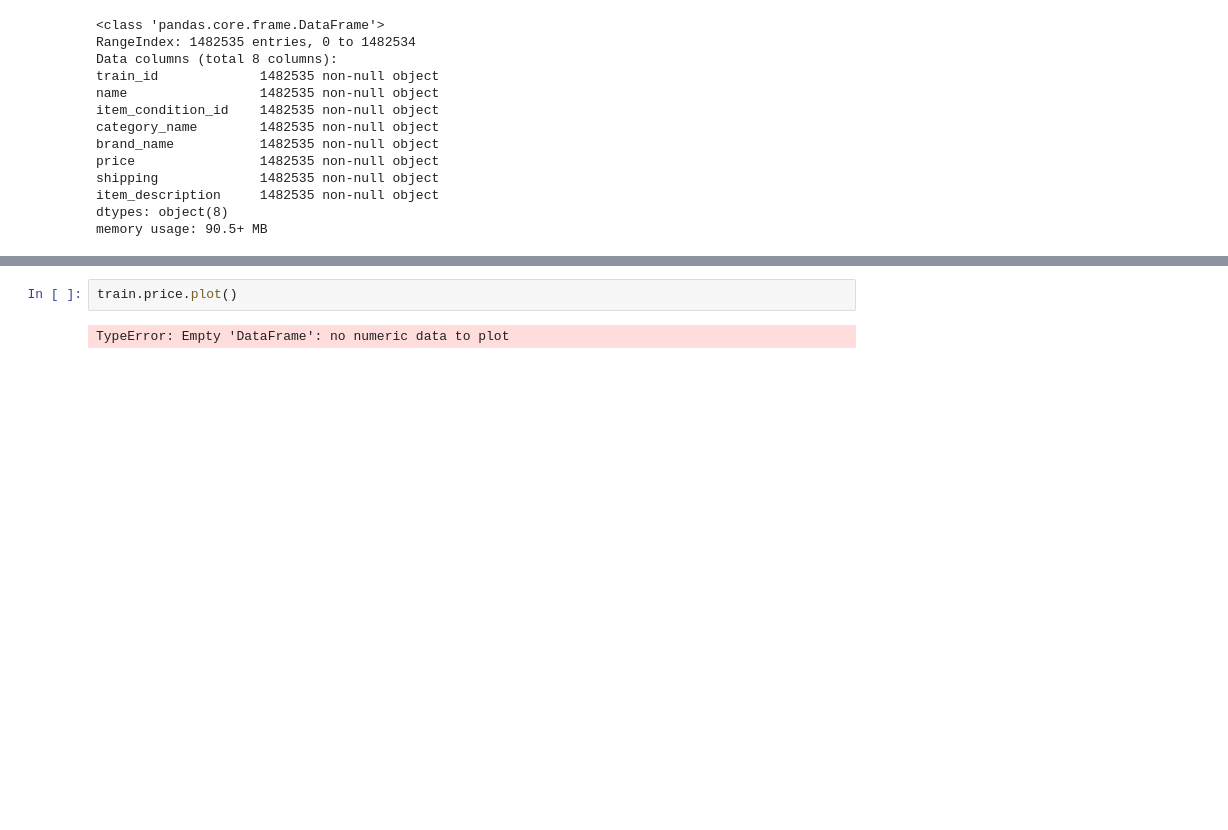
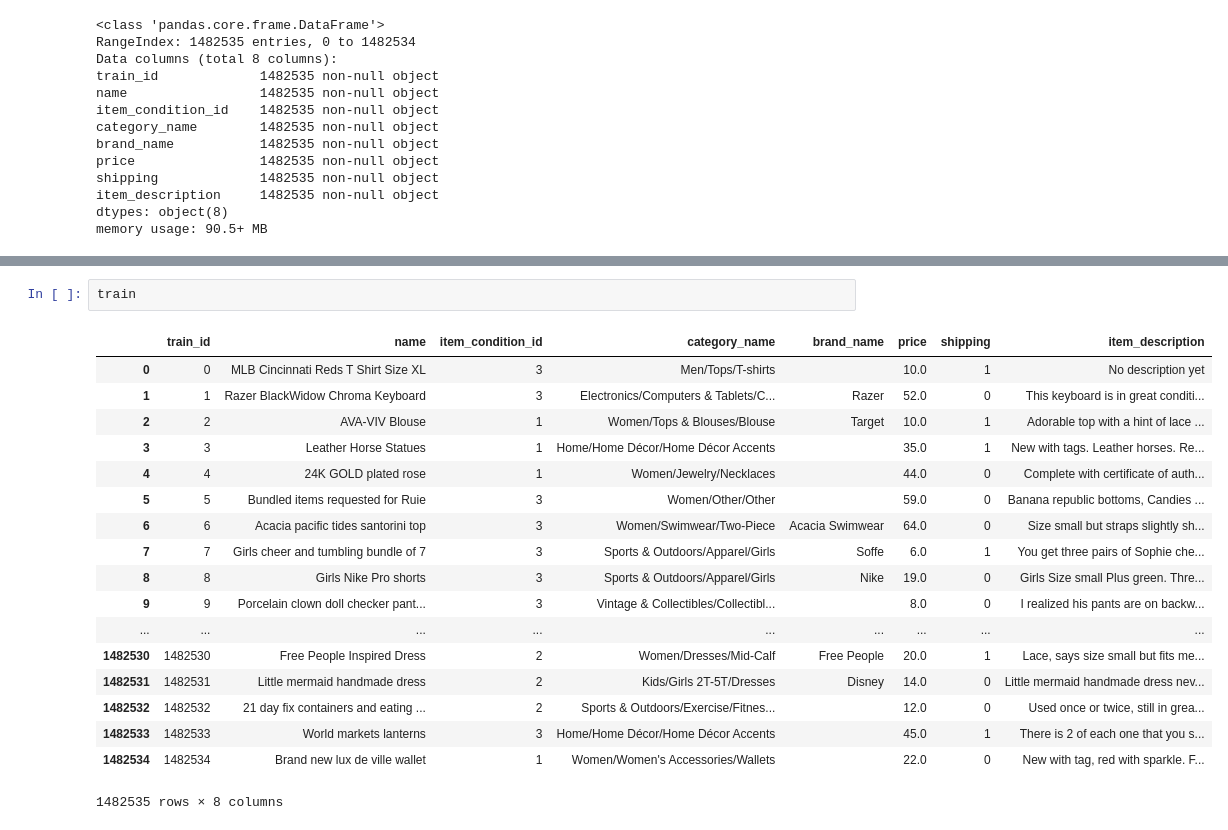
Before and after one commit to zehengdong/MercariPriceSuggestionChallenge, a Jupyter notebook: code/MPrice.ipynb, the cells around one changed output, grey strips where cells are left out. Drawn from its saved outputs; the diff is of its cells as text; blank space fills up the shorter version.

```diff
--- a/code/MPrice.ipynb
+++ b/code/MPrice.ipynb
@@ -111,4 +110,21 @@ plt.show()
 # %%
-train.price.plot()
+train
 # %% [output]
+|  | train_id | name | item_condition_id | category_name | brand_name | price | shipping | item_description |
+| 0 | 0 | MLB Cincinnati Reds T Shirt Size XL | 3 | Men/Tops/T-shirts |  | 10.0 | 1 | No description yet |
+| 1 | 1 | Razer BlackWidow Chroma Keyboard | 3 | Electronics/Computers & Tablets/C... | Razer | 52.0 | 0 | This keyboard is in great conditi... |
+| 2 | 2 | AVA-VIV Blouse | 1 | Women/Tops & Blouses/Blouse | Target | 10.0 | 1 | Adorable top with a hint of lace ... |
+| 3 | 3 | Leather Horse Statues | 1 | Home/Home Décor/Home Décor Accents |  | 35.0 | 1 | New with tags. Leather horses. Re... |
+| 4 | 4 | 24K GOLD plated rose | 1 | Women/Jewelry/Necklaces |  | 44.0 | 0 | Complete with certificate of auth... |
+| 5 | 5 | Bundled items requested for Ruie | 3 | Women/Other/Other |  | 59.0 | 0 | Banana republic bottoms, Candies ... |
+| 6 | 6 | Acacia pacific tides santorini top | 3 | Women/Swimwear/Two-Piece | Acacia Swimwear | 64.0 | 0 | Size small but straps slightly sh... |
+| 7 | 7 | Girls cheer and tumbling bundle of 7 | 3 | Sports & Outdoors/Apparel/Girls | Soffe | 6.0 | 1 | You get three pairs of Sophie che... |
+| 8 | 8 | Girls Nike Pro shorts | 3 | Sports & Outdoors/Apparel/Girls | Nike | 19.0 | 0 | Girls Size small Plus green. Thre... |
+| 9 | 9 | Porcelain clown doll checker pant... | 3 | Vintage & Collectibles/Collectibl... |  | 8.0 | 0 | I realized his pants are on backw... |
+| ... | ... | ... | ... | ... | ... | ... | ... | ... |
+| 1482530 | 1482530 | Free People Inspired Dress | 2 | Women/Dresses/Mid-Calf | Free People | 20.0 | 1 | Lace, says size small but fits me... |
+| 1482531 | 1482531 | Little mermaid handmade dress | 2 | Kids/Girls 2T-5T/Dresses | Disney | 14.0 | 0 | Little mermaid handmade dress nev... |
+| 1482532 | 1482532 | 21 day fix containers and eating ... | 2 | Sports & Outdoors/Exercise/Fitnes... |  | 12.0 | 0 | Used once or twice, still in grea... |
+| 1482533 | 1482533 | World markets lanterns | 3 | Home/Home Décor/Home Décor Accents |  | 45.0 | 1 | There is 2 of each one that you s... |
+| 1482534 | 1482534 | Brand new lux de ville wallet | 1 | Women/Women's Accessories/Wallets |  | 22.0 | 0 | New with tag, red with sparkle. F... |
-TypeError: Empty 'DataFrame': no numeric data to plot
+1482535 rows × 8 columns
```
Also changed, not shown: parts of 8 cells of this notebook.
